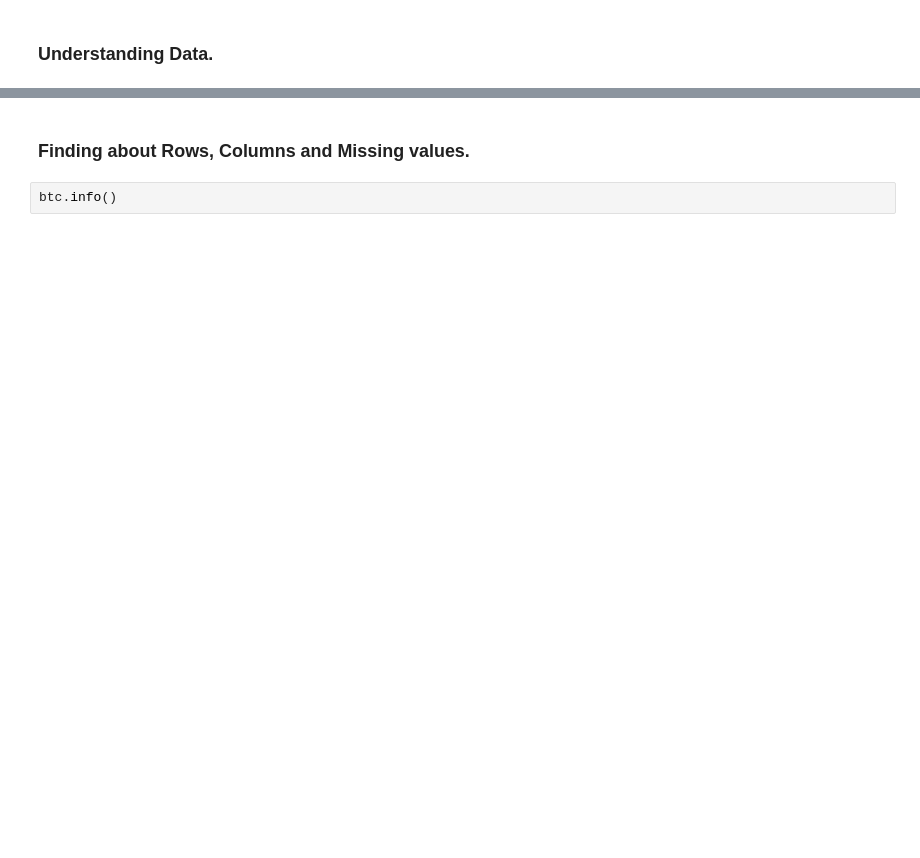
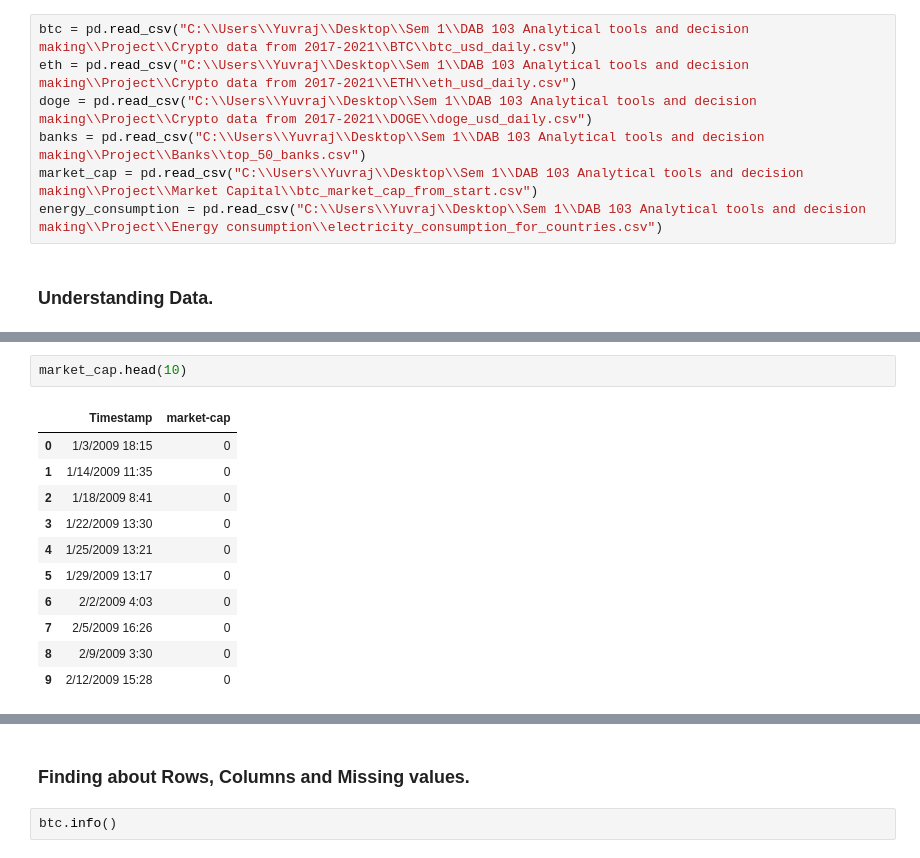
Before and after one commit to aashu26698/Cryptocurrencies-AnInfographic, a Jupyter notebook: Cryptocurrency EDA.ipynb, the cells around one changed output, grey strips where cells are left out. Drawn from its saved outputs; the diff is of its cells as text; blank space fills up the shorter version.

```diff
--- a/Cryptocurrency EDA.ipynb
+++ b/Cryptocurrency EDA.ipynb
@@ -13,3 +14,10 @@ energy_consumption = pd.read_csv()
+# %%
+btc = pd.read_csv("C:\\Users\\Yuvraj\\Desktop\\Sem 1\\DAB 103 Analytical tools and decision making\\Project\\Crypto data from 2017-2021\\BTC\\btc_usd_daily.csv")
+eth = pd.read_csv("C:\\Users\\Yuvraj\\Desktop\\Sem 1\\DAB 103 Analytical tools and decision making\\Project\\Crypto data from 2017-2021\\ETH\\eth_usd_daily.csv")
+doge = pd.read_csv("C:\\Users\\Yuvraj\\Desktop\\Sem 1\\DAB 103 Analytical tools and decision making\\Project\\Crypto data from 2017-2021\\DOGE\\doge_usd_daily.csv")
+banks = pd.read_csv("C:\\Users\\Yuvraj\\Desktop\\Sem 1\\DAB 103 Analytical tools and decision making\\Project\\Banks\\top_50_banks.csv")
+market_cap = pd.read_csv("C:\\Users\\Yuvraj\\Desktop\\Sem 1\\DAB 103 Analytical tools and decision making\\Project\\Market Capital\\btc_market_cap_from_start.csv")
+energy_consumption = pd.read_csv("C:\\Users\\Yuvraj\\Desktop\\Sem 1\\DAB 103 Analytical tools and decision making\\Project\\Energy consumption\\electricity_consumption_for_countries.csv")
 # %% [markdown]
 ### Understanding Data.
 # %%
@@ -23,2 +79,16 @@ banks.head(10)
+# %%
+market_cap.head(10)
+# %% [output]
+|  | Timestamp | market-cap |
+| 0 | 1/3/2009 18:15 | 0 |
+| 1 | 1/14/2009 11:35 | 0 |
+| 2 | 1/18/2009 8:41 | 0 |
+| 3 | 1/22/2009 13:30 | 0 |
+| 4 | 1/25/2009 13:21 | 0 |
+| 5 | 1/29/2009 13:17 | 0 |
+| 6 | 2/2/2009 4:03 | 0 |
+| 7 | 2/5/2009 16:26 | 0 |
+| 8 | 2/9/2009 3:30 | 0 |
+| 9 | 2/12/2009 15:28 | 0 |
 # %%
 energy_consumption.head(10)
```
Also changed, not shown: parts of 18 cells of this notebook.
